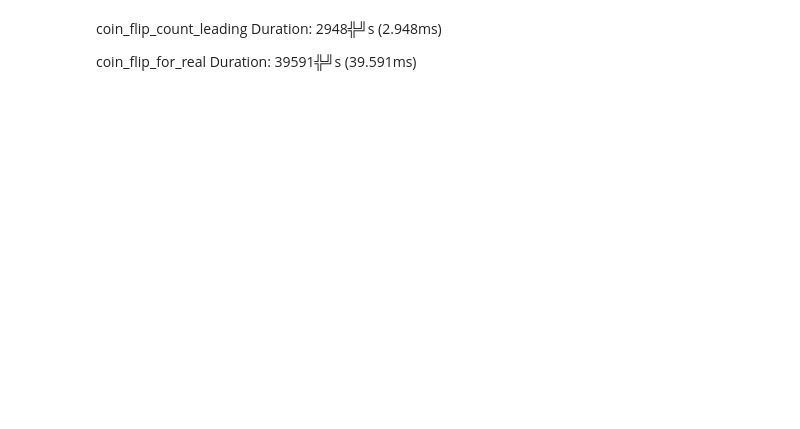
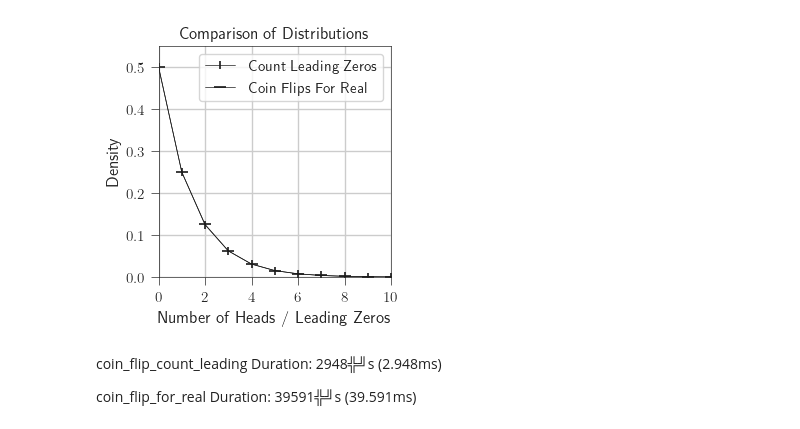
Before and after one commit to APAL-T2-2025/ASN1, a Jupyter notebook: notebook/coin_toss_dist.ipynb, the cells around one changed output. Drawn from its saved outputs; the diff is of its cells as text; code cells hidden in the pictures; blank space fills up the shorter version.

```diff
--- a/notebook/coin_toss_dist.ipynb
+++ b/notebook/coin_toss_dist.ipynb
@@ -26,3 +80,62 @@ plt.hist(x, density=True)
+# %%
+x1 = np.loadtxt('../code/output/coin_flips_count_leading_dist.txt')
+x2 = np.loadtxt('../code/output/coin_flips_for_real_dist.txt')
+
+# Create a figure and axis
+hist1, bin_edges1 = np.histogram(x1, bins=np.arange(0, 32, dtype=int), density=True)
+hist2, bin_edges2 = np.histogram(x2, bins=np.arange(0, 32, dtype=int), density=True)
+
+# Create a figure and axis
+f, ax = plt.subplots(figsize=(3, 3))
+sns.set_theme(style='ticks')
+
+
+# Plot the first histogram
+sns.lineplot(
+    x=bin_edges1[:-1],
+    y=hist1,
+    linewidth=0.5,
+    color='k',
+    marker='|',
+    markeredgewidth=1.2,
+    markerfacecolor='none',
+    markeredgecolor='k',
+    label='Count Leading Zeros',
+    ax=ax
+)
+
+# Plot the second histogram
+sns.lineplot(
+    x=bin_edges2[:-1],
+    y=hist2,
+    linewidth=0.5,
+    color='k',
+    marker='_',
+    markersize=8,
+    markerfacecolor='none',
+    markeredgecolor='k',
+    markeredgewidth=1.2,
+    label='Coin Flips For Real',
+    ax=ax
+)
+
+ax.spines['top'].set_linewidth(0.5)
+ax.spines['right'].set_linewidth(0.5)
+ax.spines['left'].set_linewidth(0.5)
+ax.spines['bottom'].set_linewidth(0.5)
+ax.tick_params(width=0.5)
+
+ax.set_title("Comparison of Distributions")
+ax.set_xlabel('Number of Heads / Leading Zeros')
+ax.set_ylabel('Density')
+ax.grid(True)
+ax.legend()
+ax.set_xlim(0, 10)
+ax.set_ylim(0, 0.55)
+
+plt.savefig(ax.get_title().lower().replace(' ', '_') + '.pdf', bbox_inches='tight')
+# %% [output]
+[figure, added]
 # %% [markdown]
 coin_flip_count_leading
 Duration: 2948╬╝s (2.948ms)
```
Also changed, not shown: parts of 4 cells of this notebook, 4 other files.
